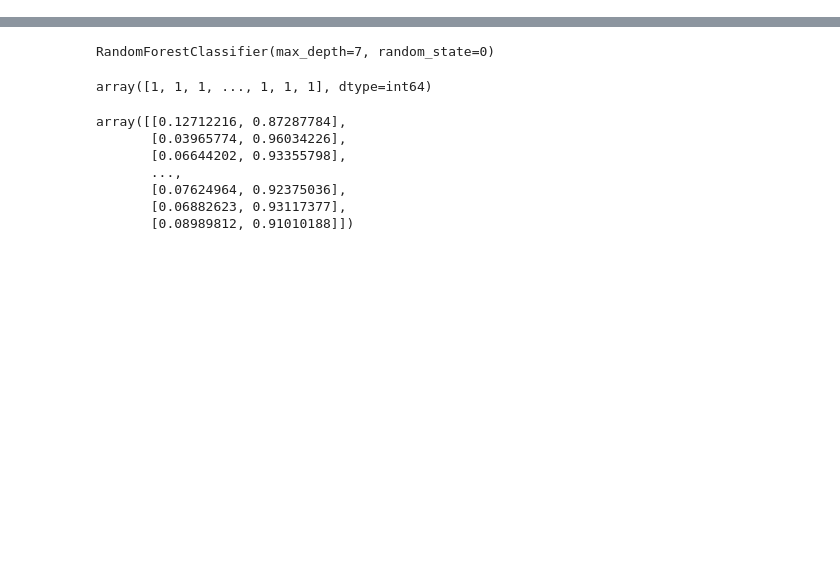
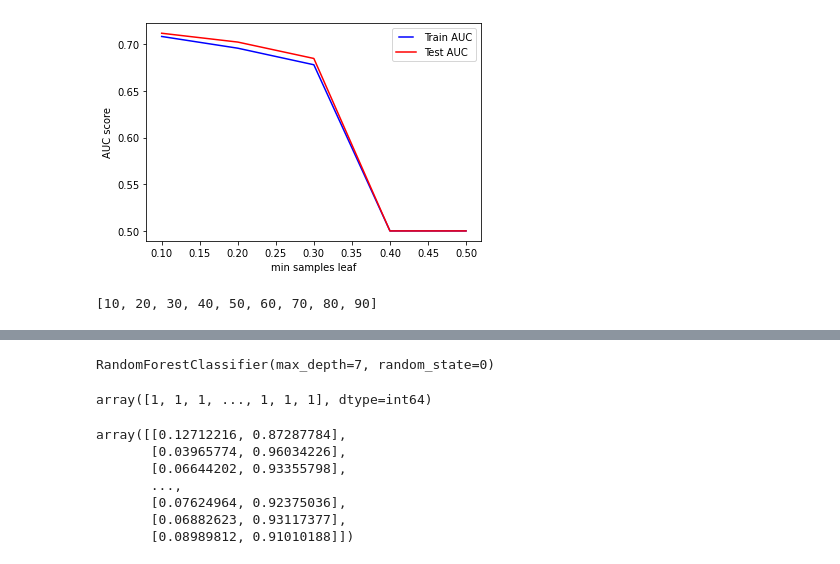
Before and after one commit to robertgraefe/Masterarbeit, a Jupyter notebook: Jupyter Notebook/Models/Basic/3. Model Random Forest.ipynb, the cells around one changed output, grey strips where cells are left out. Saved outputs shown, nothing was run; the diff lists cells and outputs as text; code cells hidden in the pictures; blank space fills up the shorter version.

```diff
--- a/Jupyter Notebook/Models/Basic/3. Model Random Forest.ipynb
+++ b/Jupyter Notebook/Models/Basic/3. Model Random Forest.ipynb
@@ -75,0 +186,35 @@ x_train, x_test, y_train, y_test = train_test_split(x, y, test_size=.5, random_s
+# %%
+min_samples_leafs = np.linspace(0.1, 0.5, 5, endpoint=True)
+
+train_results = []
+test_results = []
+
+for min_samples_leaf in min_samples_leafs:
+    rf = RandomForestClassifier(min_samples_leaf=min_samples_leaf)
+    rf.fit(x_train, y_train)
+
+    x_train_prob = rf.predict_proba(x_train)
+    prob = x_train_prob[:,1]
+    false_positive_rate, true_positive_rate, thresholds = roc_curve(y_train, prob)
+    roc_auc = roc_auc_score(y_train, prob)
+    train_results.append(roc_auc)
+
+    x_test_prob = rf.predict_proba(x_test)
+    prob = x_test_prob[:,1]
+    false_positive_rate, true_positive_rate, thresholds = roc_curve(y_test, prob)
+    roc_auc = roc_auc_score(y_test, prob)
+    test_results.append(roc_auc)
+
+from matplotlib.legend_handler import HandlerLine2D
+line1, = plt.plot(min_samples_leafs, train_results, "b", label="Train AUC")
+line2, = plt.plot(min_samples_leafs, test_results, "r", label="Test AUC")
+plt.legend(handler_map={line1: HandlerLine2D(numpoints=2)})
+plt.ylabel("AUC score")
+plt.xlabel("min samples leaf")
+plt.show()
+# %% [output]
+[figure, added]
+# %%
+[x*10 for x in range(1,10)]
+# %% [output]
+[10, 20, 30, 40, 50, 60, 70, 80, 90]
```
Also changed, not shown: parts of 5 cells of this notebook, 4 other files.
